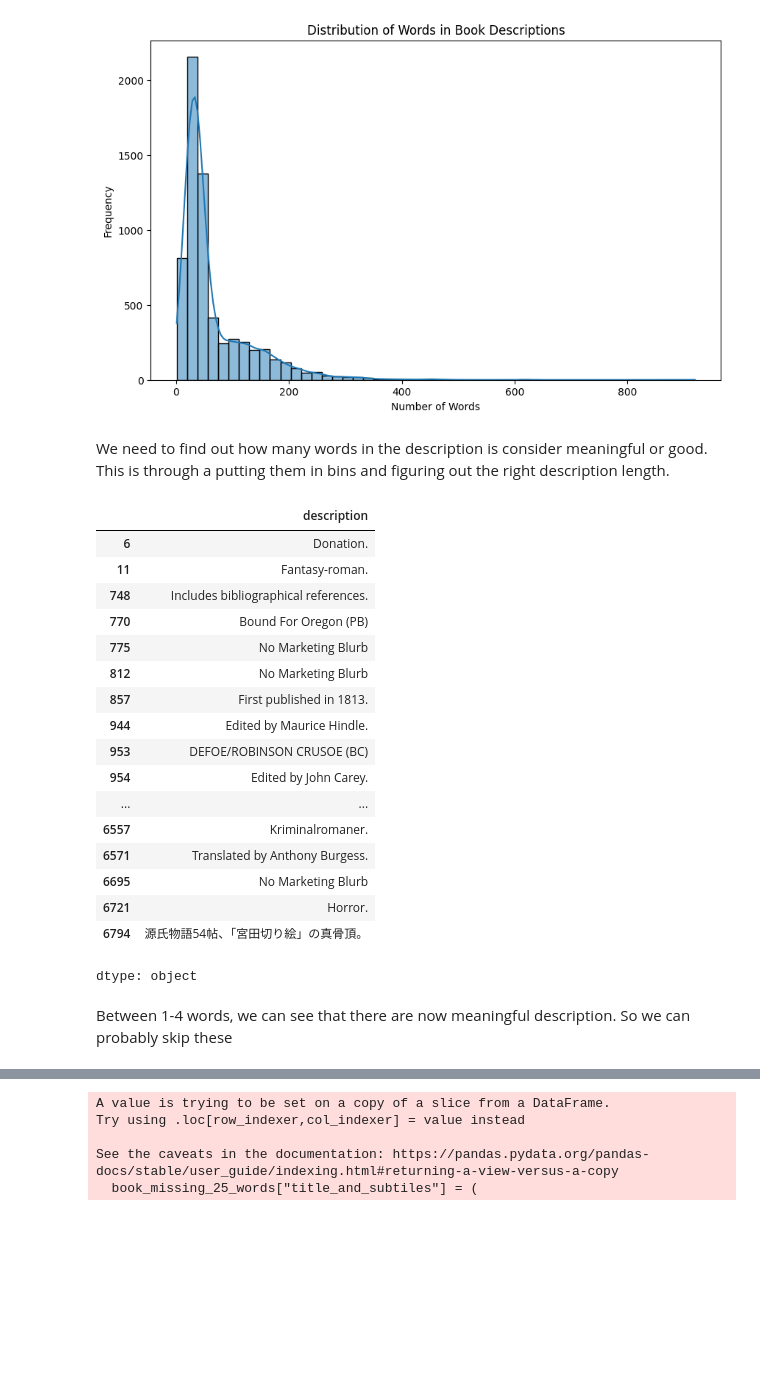
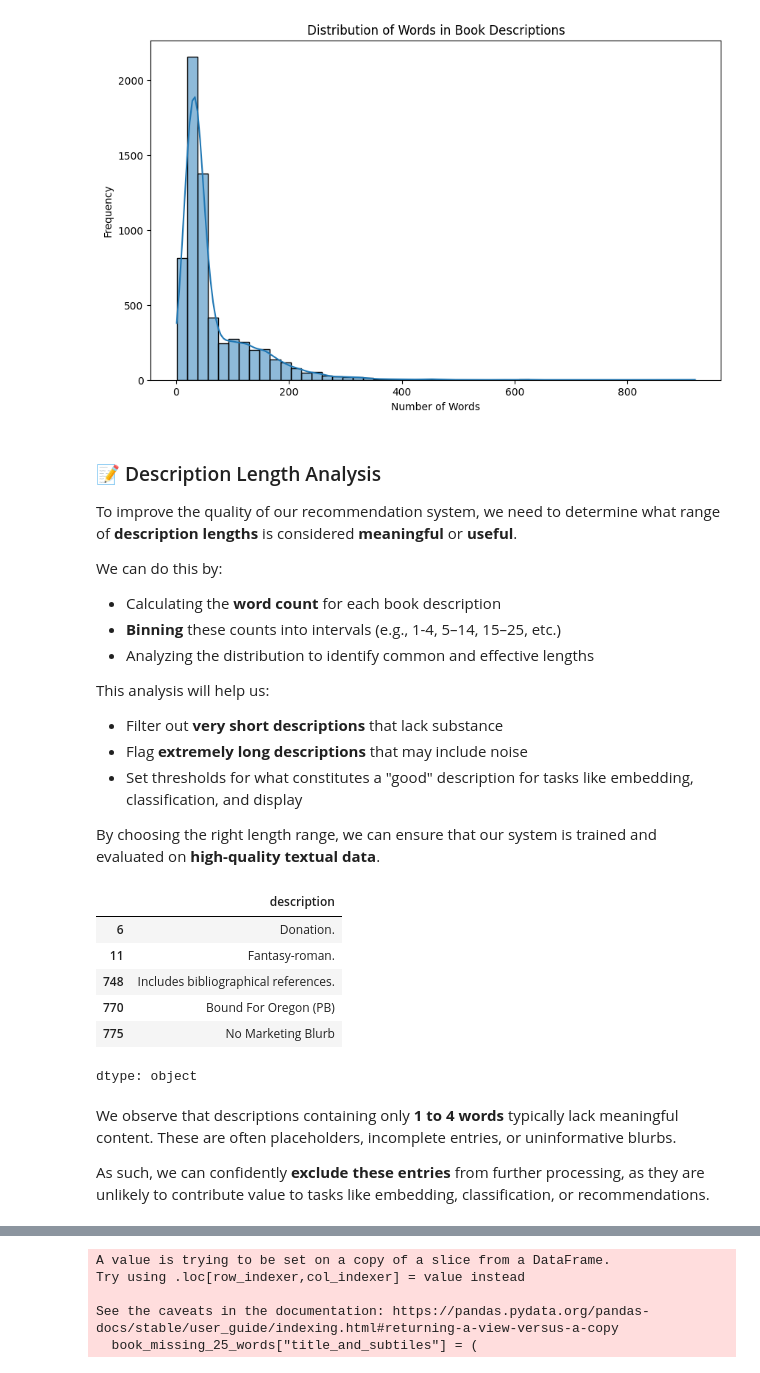
Before and after one commit to tuanqpham0921/Semantic-Book-Recommender, a Jupyter notebook: data_exploration.ipynb, the cells around one changed output, grey strips where cells are left out. Saved outputs shown, nothing was run; the diff lists cells and outputs as text; code cells hidden in the pictures; blank space fills up the shorter version.

```diff
--- a/data_exploration.ipynb
+++ b/data_exploration.ipynb
@@ -208,32 +218,37 @@ plt.ylabel("Frequency")
 plt.show()
 # %% [output]
 [figure]
-# %% [markdown]
-We need to find out how many words in the description is consider meaningful or good. This is through a putting them in bins and figuring out the right description length.
+# %% [markdown]
+### 📝 Description Length Analysis
+
+To improve the quality of our recommendation system, we need to determine what range of **description lengths** is considered **meaningful** or **useful**.
+
+We can do this by:
+- Calculating the **word count** for each book description
+- **Binning** these counts into intervals (e.g., 1-4, 5–14, 15–25, etc.)
+- Analyzing the distribution to identify common and effective lengths
+
+This analysis will help us:
+- Filter out **very short descriptions** that lack substance
+- Flag **extremely long descriptions** that may include noise
+- Set thresholds for what constitutes a "good" description for tasks like embedding, classification, and display
+
+By choosing the right length range, we can ensure that our system is trained and evaluated on **high-quality textual data**.
 # %%
 # bin the number of description words between 1 and 4 words
-book_missing.loc[book_missing["words_in_description"].between(1, 4), "description"]
+book_missing.loc[book_missing["words_in_description"].between(1, 4), "description"].head()
 # %% [output]
 |  | description |
 | 6 | Donation. |
 | 11 | Fantasy-roman. |
 | 748 | Includes bibliographical references. |
 | 770 | Bound For Oregon (PB) |
 | 775 | No Marketing Blurb |
-| 812 | No Marketing Blurb |
-| 857 | First published in 1813. |
-| 944 | Edited by Maurice Hindle. |
-| 953 | DEFOE/ROBINSON CRUSOE (BC) |
-| 954 | Edited by John Carey. |
-| ... | ... |
-| 6557 | Kriminalromaner. |
-| 6571 | Translated by Anthony Burgess. |
-| 6695 | No Marketing Blurb |
-| 6721 | Horror. |
-| 6794 | 源氏物語54帖、「宮田切り絵」の真骨頂。 |
 dtype: object
-# %% [markdown]
-Between 1-4 words, we can see that there are now meaningful description. So we can probably skip these
+# %% [markdown]
+We observe that descriptions containing only **1 to 4 words** typically lack meaningful content. These are often placeholders, incomplete entries, or uninformative blurbs.
+
+As such, we can confidently **exclude these entries** from further processing, as they are unlikely to contribute value to tasks like embedding, classification, or recommendations.
 # %%
 # bin the words in description between 5 and 14 words
 descriptions = book_missing.loc[book_missing["words_in_description"].between(5, 14), "description"]
```
Also changed, not shown: parts of 17 cells of this notebook.
